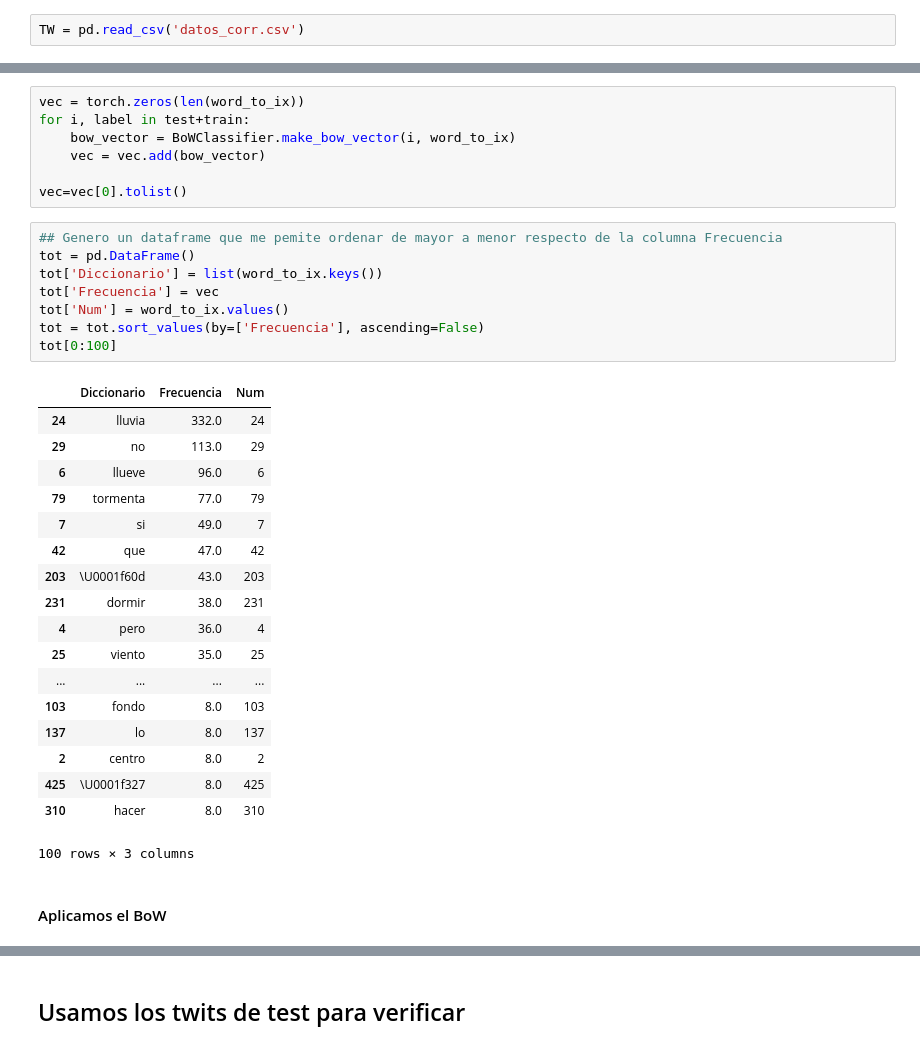
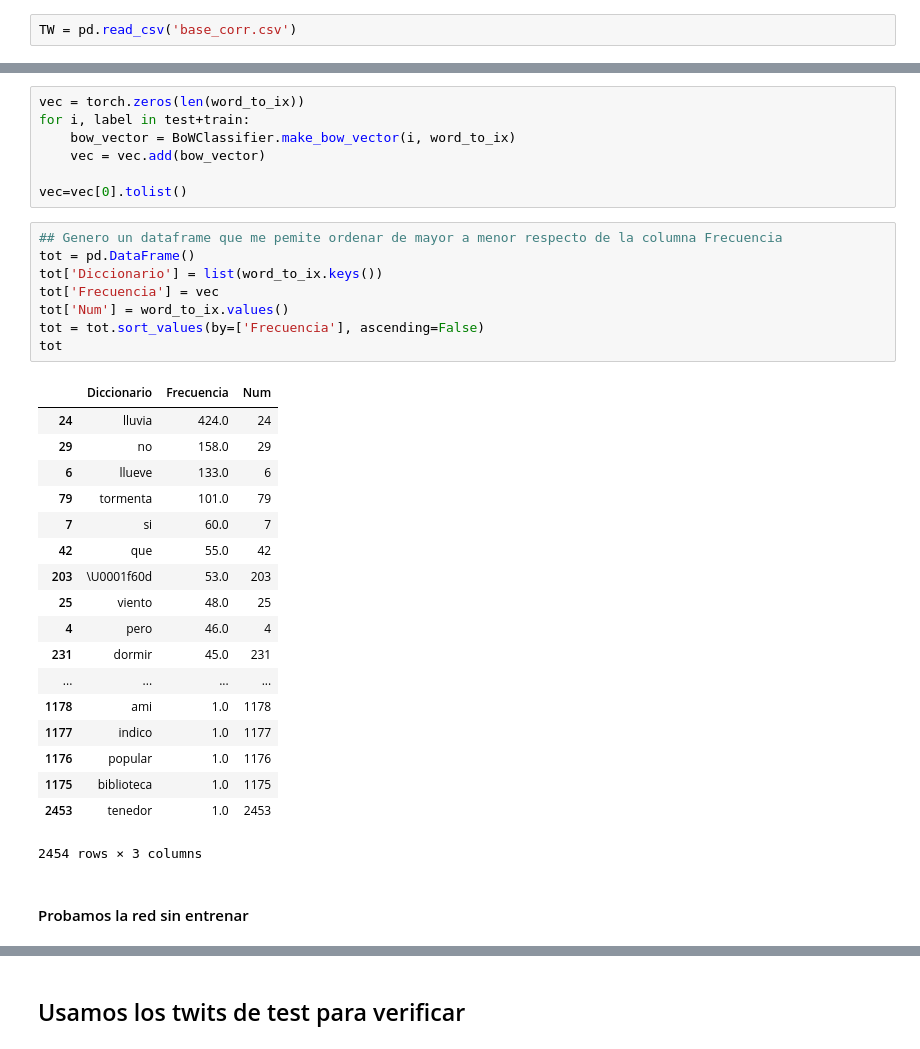
Before and after one commit to agemperador/RELAMPAGO_poster, a Jupyter notebook: redNeuronal/red_bow_prueba.ipynb, the cells around one changed output, grey strips where cells are left out. Drawn from its saved outputs; the diff is of its cells as text.

```diff
--- a/redNeuronal/red_bow_prueba.ipynb
+++ b/redNeuronal/red_bow_prueba.ipynb
@@ -15,7 +15,7 @@ import matplotlib.pyplot as plt
 # %% [markdown]
 #### Cargo la base de datos clasificada y genero las variables de importancia
 # %%
-TW = pd.read_csv('datos_corr.csv')
+TW = pd.read_csv('base_corr.csv')
 # %%
 TW.keys()[-3:]
 # %% [output]
@@ -201,32 +169,32 @@ vec=vec[0].tolist()
 # %%
 ## Genero un dataframe que me pemite ordenar de mayor a menor respecto de la columna Frecuencia
 tot = pd.DataFrame()
 tot['Diccionario'] = list(word_to_ix.keys())
 tot['Frecuencia'] = vec
 tot['Num'] = word_to_ix.values()
 tot = tot.sort_values(by=['Frecuencia'], ascending=False)
-tot[0:100]
+tot
 # %% [output]
 |  | Diccionario | Frecuencia | Num |
-| 24 | lluvia | 332.0 | 24 |
-| 29 | no | 113.0 | 29 |
-| 6 | llueve | 96.0 | 6 |
-| 79 | tormenta | 77.0 | 79 |
-| 7 | si | 49.0 | 7 |
-| 42 | que | 47.0 | 42 |
-| 203 | \U0001f60d | 43.0 | 203 |
-| 231 | dormir | 38.0 | 231 |
-| 4 | pero | 36.0 | 4 |
-| 25 | viento | 35.0 | 25 |
+| 24 | lluvia | 424.0 | 24 |
+| 29 | no | 158.0 | 29 |
+| 6 | llueve | 133.0 | 6 |
+| 79 | tormenta | 101.0 | 79 |
+| 7 | si | 60.0 | 7 |
+| 42 | que | 55.0 | 42 |
+| 203 | \U0001f60d | 53.0 | 203 |
+| 25 | viento | 48.0 | 25 |
+| 4 | pero | 46.0 | 4 |
+| 231 | dormir | 45.0 | 231 |
 | ... | ... | ... | ... |
-| 103 | fondo | 8.0 | 103 |
-| 137 | lo | 8.0 | 137 |
-| 2 | centro | 8.0 | 2 |
-| 425 | \U0001f327 | 8.0 | 425 |
-| 310 | hacer | 8.0 | 310 |
+| 1178 | ami | 1.0 | 1178 |
+| 1177 | indico | 1.0 | 1177 |
+| 1176 | popular | 1.0 | 1176 |
+| 1175 | biblioteca | 1.0 | 1175 |
+| 2453 | tenedor | 1.0 | 2453 |
-100 rows × 3 columns
+2454 rows × 3 columns
-# %% [markdown]
-#### Aplicamos el BoW
+# %% [markdown]
+#### Probamos la red sin entrenar
 # %%
 # Run on test data before we train, just to see a before-and-after
 for instance, label in test:
```
Also changed, not shown: parts of 11 cells of this notebook.
